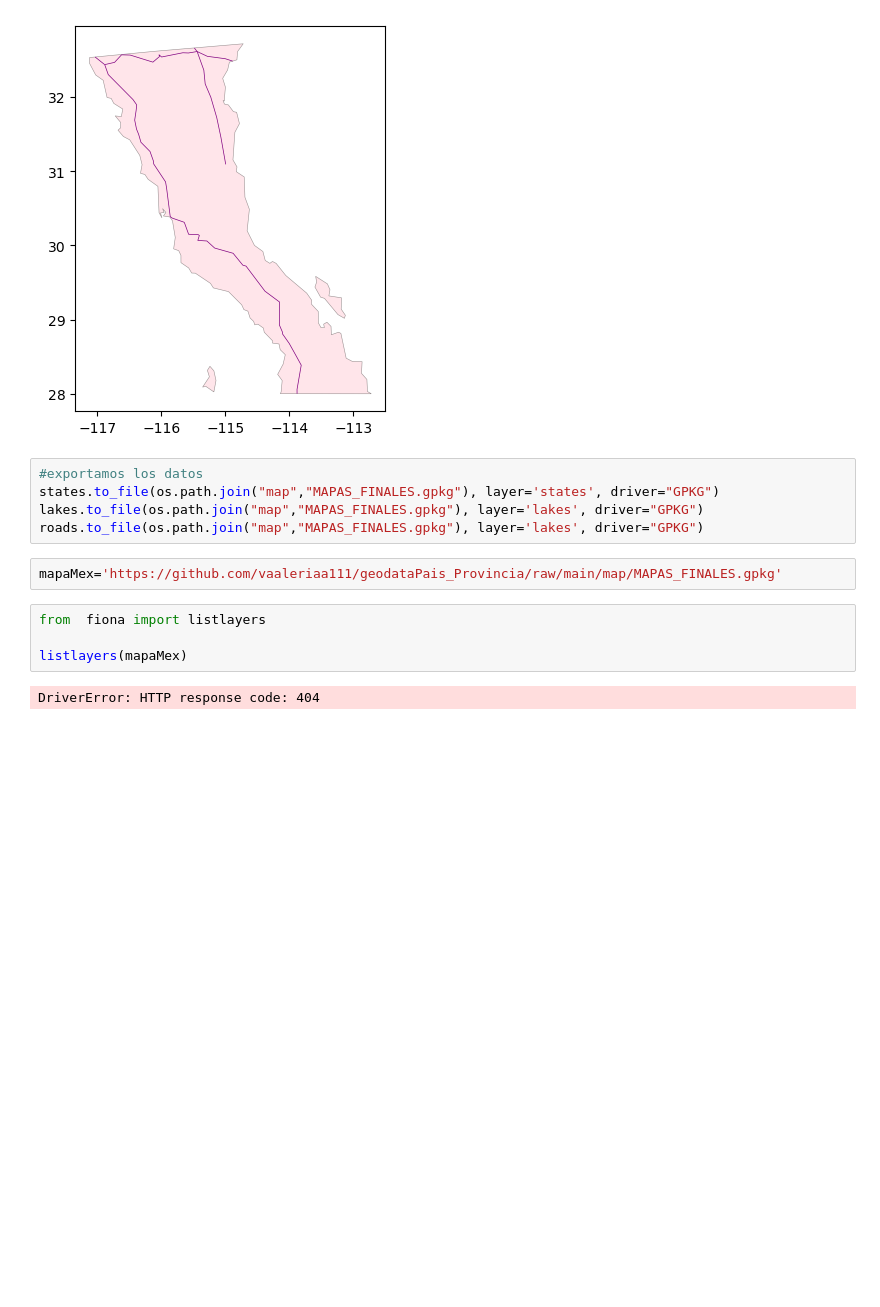
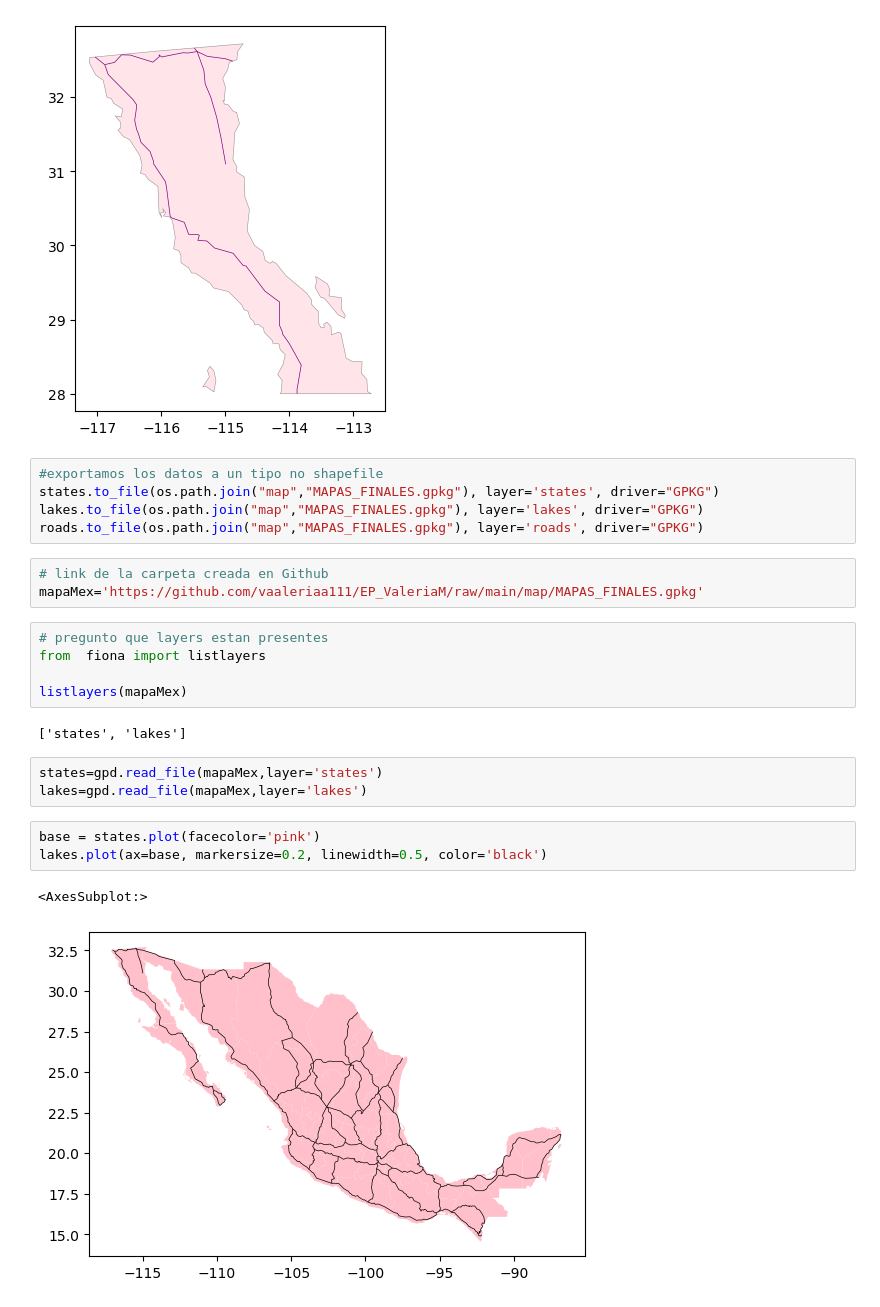
Before and after one commit to vaaleriaa111/EP_ValeriaM, a Jupyter notebook: códigoEP.ipynb, the cells around one changed output. Cells and saved outputs as stored; diff of their text form; blank space fills up the shorter version.

```diff
--- a/códigoEP.ipynb
+++ b/códigoEP.ipynb
@@ -211,15 +211,26 @@ plt.savefig(os.path.join("map",'mapEnd.jpg'))
 # %% [output]
 [figure]
 # %%
-#exportamos los datos
+#exportamos los datos a un tipo no shapefile
 states.to_file(os.path.join("map","MAPAS_FINALES.gpkg"), layer='states', driver="GPKG")
 lakes.to_file(os.path.join("map","MAPAS_FINALES.gpkg"), layer='lakes', driver="GPKG")
-roads.to_file(os.path.join("map","MAPAS_FINALES.gpkg"), layer='lakes', driver="GPKG")
+roads.to_file(os.path.join("map","MAPAS_FINALES.gpkg"), layer='roads', driver="GPKG")
 # %%
-mapaMex='https://github.com/vaaleriaa111/geodataPais_Provincia/raw/main/map/MAPAS_FINALES.gpkg'
+# link de la carpeta creada en Github
+mapaMex='https://github.com/vaaleriaa111/EP_ValeriaM/raw/main/map/MAPAS_FINALES.gpkg'
 # %%
+# pregunto que layers estan presentes
 from  fiona import listlayers
 
 listlayers(mapaMex)
 # %% [output]
-DriverError: HTTP response code: 404
+['states', 'lakes']
+# %%
+states=gpd.read_file(mapaMex,layer='states')
+lakes=gpd.read_file(mapaMex,layer='lakes')
+# %%
+base = states.plot(facecolor='pink')
+lakes.plot(ax=base, markersize=0.2, linewidth=0.5, color='black')
+# %% [output]
+<AxesSubplot:>
+[figure, added]
```
Also changed, not shown: 1 other file.
